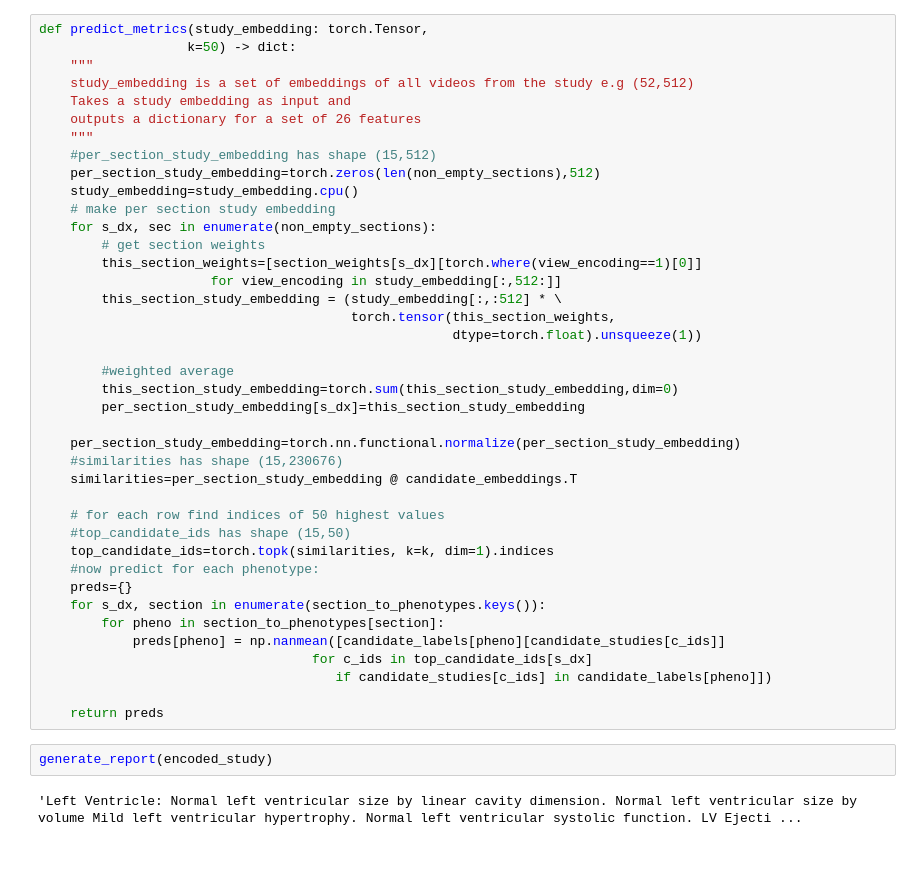
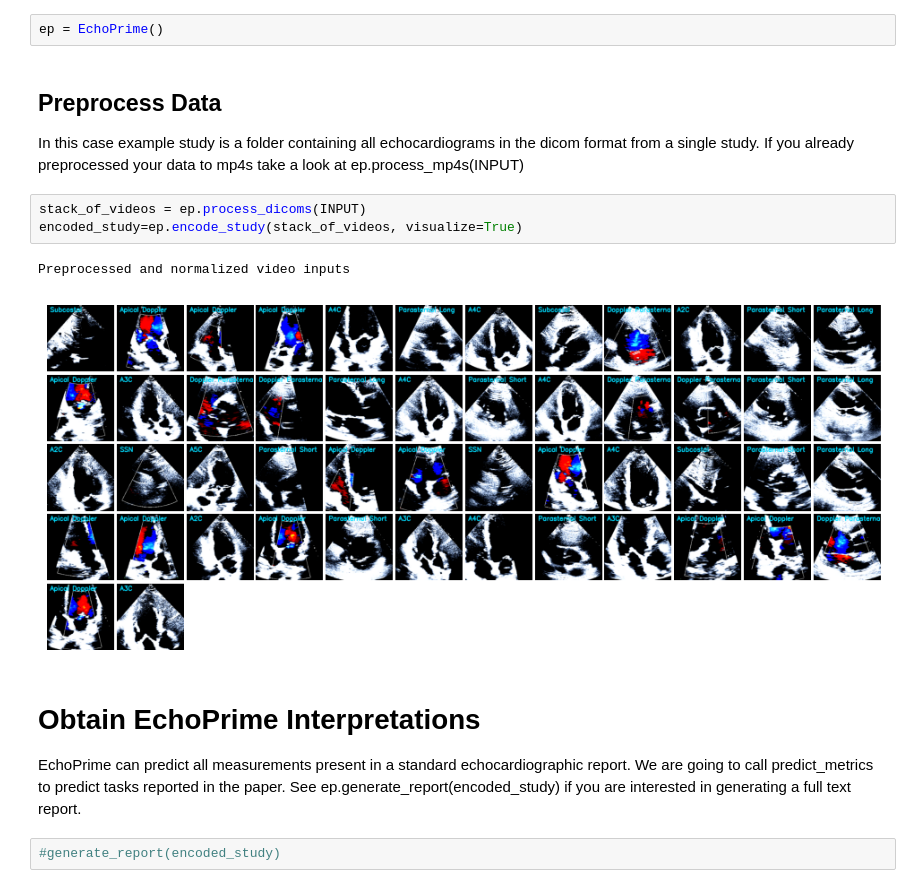
Before and after one commit to echonet/EchoPrime, a Jupyter notebook: EchoPrimeDemo.ipynb, the cells around one changed output. Drawn from its saved outputs; the diff is of its cells as text; blank space fills up the shorter version.

```diff
--- a/EchoPrimeDemo.ipynb
+++ b/EchoPrimeDemo.ipynb
@@ -267,46 +4,20 @@ def generate_report(study_embedding: torch.Tensor) -> str:
-# %%
-def predict_metrics(study_embedding: torch.Tensor,
-                   k=50) -> dict:
-    """
-    study_embedding is a set of embeddings of all videos from the study e.g (52,512)
-    Takes a study embedding as input and
-    outputs a dictionary for a set of 26 features
-    """
-    #per_section_study_embedding has shape (15,512)
-    per_section_study_embedding=torch.zeros(len(non_empty_sections),512)
-    study_embedding=study_embedding.cpu()
-    # make per section study embedding
-    for s_dx, sec in enumerate(non_empty_sections):
-        # get section weights
-        this_section_weights=[section_weights[s_dx][torch.where(view_encoding==1)[0]]
-                      for view_encoding in study_embedding[:,512:]]
-        this_section_study_embedding = (study_embedding[:,:512] * \
-                                        torch.tensor(this_section_weights,
-                                                     dtype=torch.float).unsqueeze(1))
-
-        #weighted average
-        this_section_study_embedding=torch.sum(this_section_study_embedding,dim=0)
-        per_section_study_embedding[s_dx]=this_section_study_embedding
-
-    per_section_study_embedding=torch.nn.functional.normalize(per_section_study_embedding)
-    #similarities has shape (15,230676)
-    similarities=per_section_study_embedding @ candidate_embeddings.T
-
-    # for each row find indices of 50 highest values
-    #top_candidate_ids has shape (15,50)
-    top_candidate_ids=torch.topk(similarities, k=k, dim=1).indices
-    #now predict for each phenotype:
-    preds={}
-    for s_dx, section in enumerate(section_to_phenotypes.keys()):
-        for pheno in section_to_phenotypes[section]:
-            preds[pheno] = np.nanmean([candidate_labels[pheno][candidate_studies[c_ids]]
-                                   for c_ids in top_candidate_ids[s_dx]
-                                      if candidate_studies[c_ids] in candidate_labels[pheno]])
-
-    return preds
-# %%
-generate_report(encoded_study)
-# %% [output]
-'Left Ventricle: Normal left ventricular size by linear cavity dimension. Normal left ventricular size by volume Mild left ventricular hypertrophy. Normal left ventricular systolic function. LV Ejecti ...
+# %%
+ep = EchoPrime()
+# %% [markdown]
+## Preprocess Data
+
+In this case example study is a folder containing all echocardiograms in the dicom format from a single study. If you already preprocessed your data to mp4s take a look at ep.process_mp4s(INPUT)
+# %%
+stack_of_videos = ep.process_dicoms(INPUT)
+encoded_study=ep.encode_study(stack_of_videos, visualize=True)
+# %% [output]
+Preprocessed and normalized video inputs
+[figure, added]
+# %% [markdown]
+# Obtain EchoPrime Interpretations
+
+EchoPrime can predict all measurements present in a standard echocardiographic report. We are going to call predict_metrics to predict tasks reported in the paper. See ep.generate_report(encoded_study) if you are interested in generating a full text report.
+# %%
+#generate_report(encoded_study)
 # %%
 print("Feature logits")
```
Also changed, not shown: parts of 17 cells of this notebook, 13 other files.
